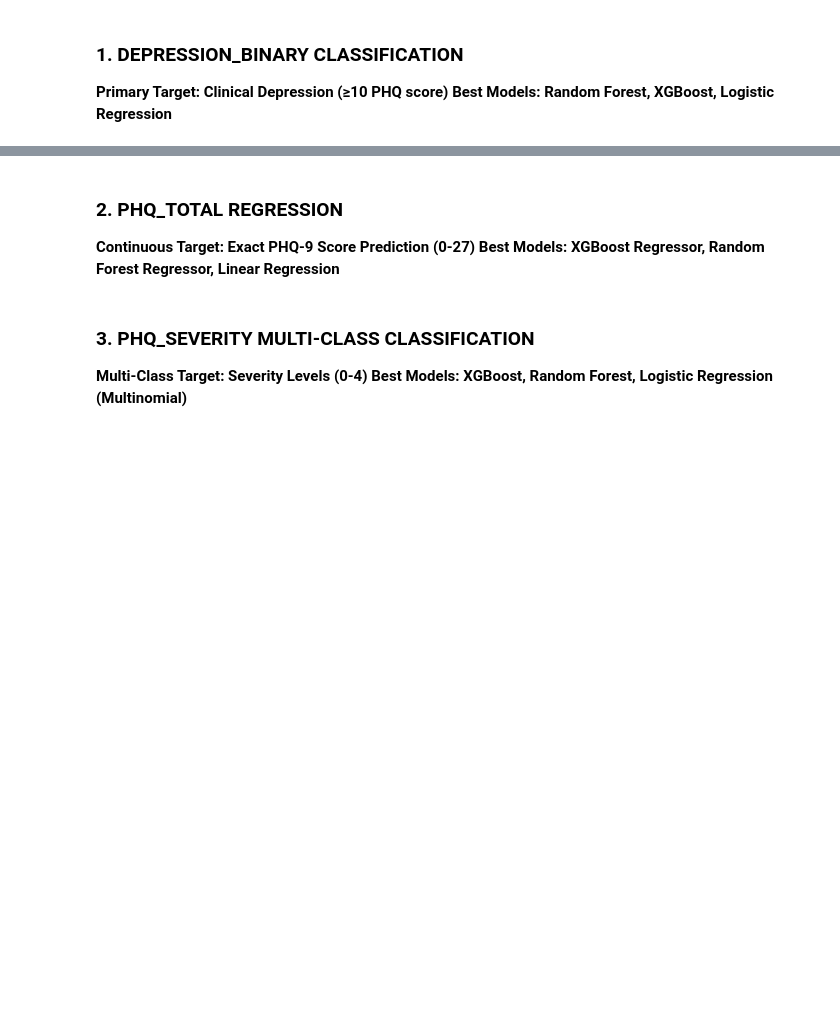
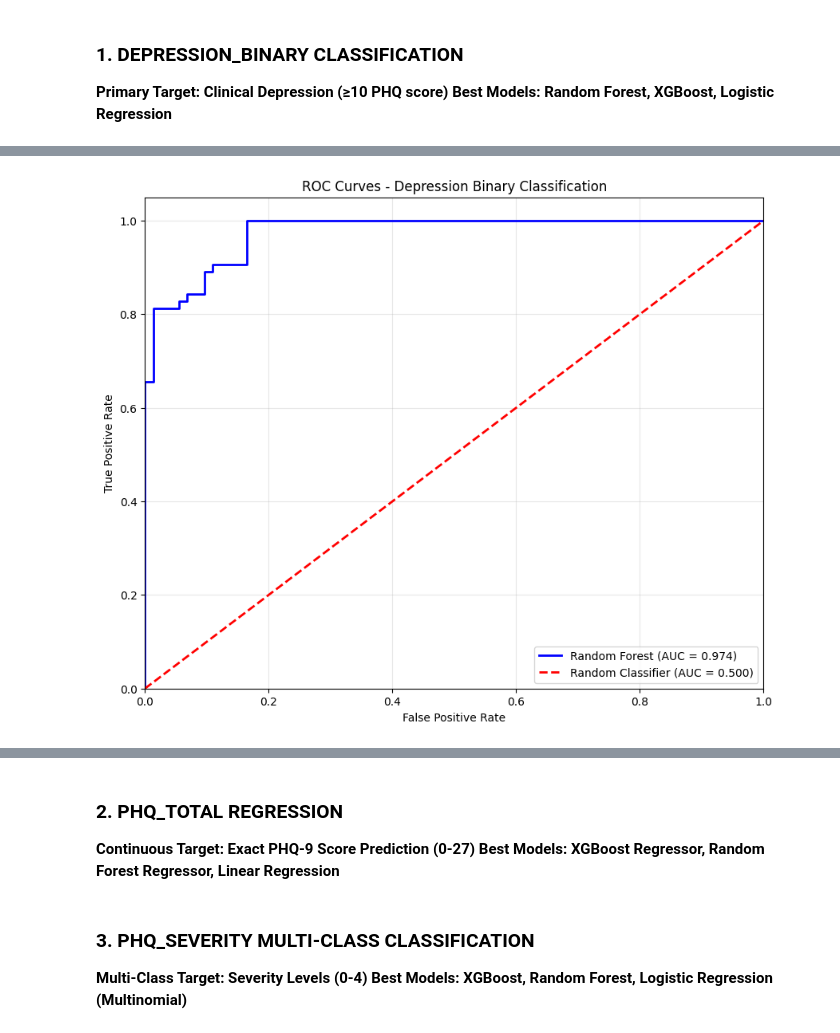
Before and after one commit to AbdullahIbneAziz/PHQ-9-Thesis-, a Jupyter notebook: model.ipynb, the cells around one changed output, grey strips where cells are left out. Cells and saved outputs as stored; diff of their text form; code cells hidden in the pictures; blank space fills up the shorter version.

Commit message:
Depression Binary Classification

```diff
--- a/model.ipynb
+++ b/model.ipynb
@@ -499,3 +540,32 @@ plt.show()
+# %%
+# ROC Curve Comparison
+plt.figure(figsize=(10, 8))
+
+# Random Forest ROC Curve
+fpr_rf, tpr_rf, _ = roc_curve(y_test, y_proba_rf)
+plt.plot(fpr_rf, tpr_rf, color='blue', lw=2,
+         label=f'Random Forest (AUC = {auc_rf:.3f})')
+
+# XGBoost ROC Curve (if available)
+if 'y_proba_xgb' in locals():
+    fpr_xgb, tpr_xgb, _ = roc_curve(y_test, y_proba_xgb)
+    plt.plot(fpr_xgb, tpr_xgb, color='green', lw=2,
+             label=f'XGBoost (AUC = {auc_xgb:.3f})')
+
+# Diagonal line (random classifier)
+plt.plot([0, 1], [0, 1], color='red', lw=2, linestyle='--',
+         label='Random Classifier (AUC = 0.500)')
+
+plt.xlim([0.0, 1.0])
+plt.ylim([0.0, 1.05])
+plt.xlabel('False Positive Rate')
+plt.ylabel('True Positive Rate')
+plt.title('ROC Curves - Depression Binary Classification')
+plt.legend(loc="lower right")
+plt.grid(True, alpha=0.3)
+plt.show()
+# %% [output]
+[figure, added]
 # %%
 # 2. XGBOOST CLASSIFIER - State-of-the-art for Depression_Binary
 print("="*60)
```
Also changed, not shown: parts of 7 cells of this notebook.
